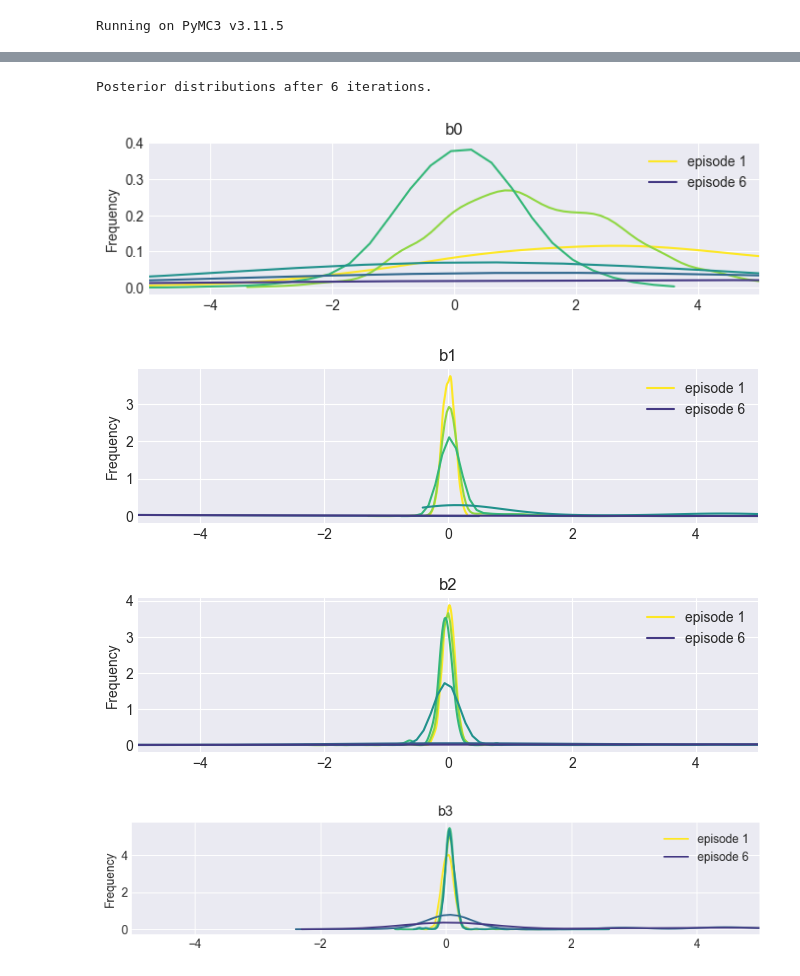
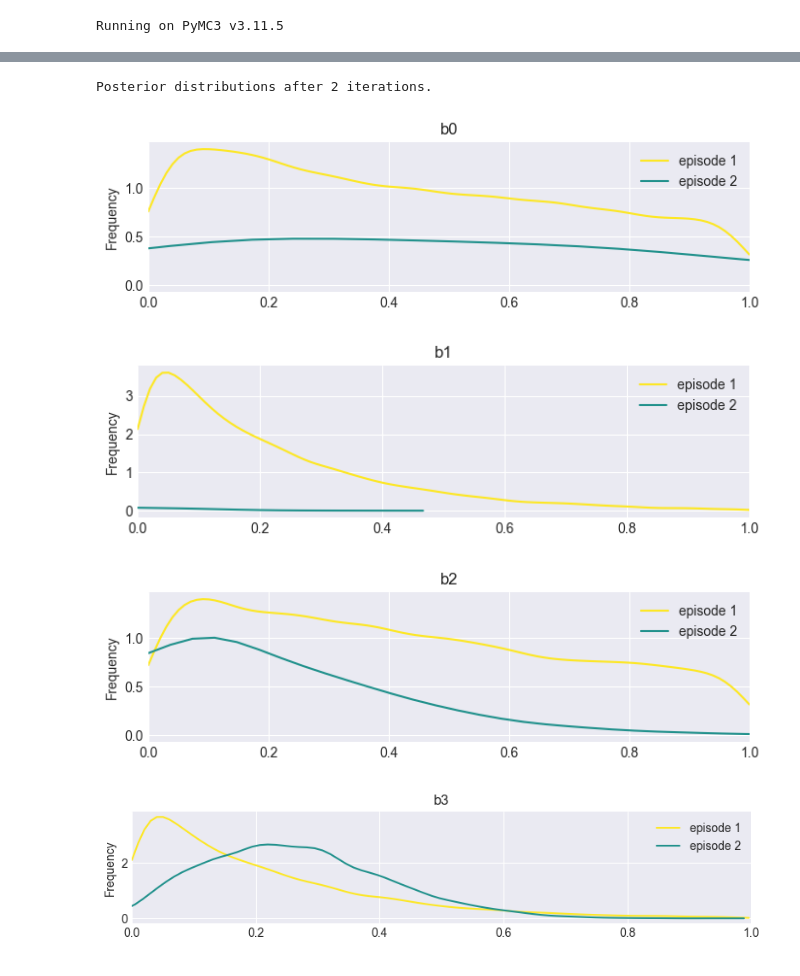
Before and after one commit to alex-ten/fep_model, a Jupyter notebook: logistic_regression_updates.ipynb, the cells around one changed output, grey strips where cells are left out. Drawn from its saved outputs; the diff is of its cells as text; code cells hidden in the pictures.

```diff
--- a/logistic_regression_updates.ipynb
+++ b/logistic_regression_updates.ipynb
@@ -45,10 +45,10 @@ basic_model = Model()
 with basic_model:
 
     # Priors for unknown model parameters
-    b0 = Normal("b0", mu=0, sigma=5)
-    b1 = Normal("b1", mu=0, sigma=.1)
-    b2 = Normal("b2", mu=0, sigma=.1)
-    b3 = Normal("b3", mu=0, sigma=.1)
+    b0 = Beta("b0", alpha=1, beta=1)
+    b1 = Beta("b1", alpha=1, beta=1)
+    b2 = Beta("b2", alpha=1, beta=1)
+    b3 = Beta("b3", alpha=1, beta=1)
 
     # Expected value of outcome
     logit = b0 + b1*X1 + b2*X2 + b3*X3
@@ -83,8 +81,31 @@ traces = [trace]
 # %%
-for _ in range(5):
+X1, X2, X3, Y = gen_data(1)
+
+basic_model = Model()
+with basic_model:
+    # Priors for unknown model parameters
+    b0 = Beta("b0", alpha=1, beta=1)
+    b1 = Beta("b1", alpha=1, beta=1)
+    b2 = Beta("b2", alpha=1, beta=1)
+    b3 = Beta("b3", alpha=1, beta=1)
+
+    # Expected value of outcome
+    logit = b0 + b1*X1 + b2*X2 + b3*X1*X2
+    # Maybe implement actual rules here with uniform prior over boundaries
+    p_hat = 1 / (1 + np.exp(-logit))
+
+    # Likelihood (sampling distribution) of observations
+    Y_obs = Bernoulli("Y_obs", p=p_hat, observed=Y)
+
+    # draw 1000 posterior samples
+    trace = sample(5000)
+
+traces = [trace]
+
+for _ in range(1):
     np.random.seed(_+23)
     # generate more data
-    X1, X2, X3, Y = gen_data(5)
+    X1, X2, X3, Y = gen_data(20)
 
     model = Model()
     with model:
@@ -95,14 +116,14 @@ for _ in range(5):
         b3 = from_posterior('b3', trace['b3'])
 
         # Expected value of outcome
-        logit = b0 + b1*X1 + b2*X2 + b3*X3
+        logit = b0 + b1*X1 + b2*X2 + b3*X1*X2
         p_hat = 1 / (1 + np.exp(-logit))
 
         # Likelihood (sampling distribution) of observations
         Y_obs = Bernoulli("Y_obs", p=p_hat, observed=Y)
 
         # draw 1000 posterior samples
-        trace = sample(1000)
+        trace = sample(5000)
         traces.append(trace)
 # %% [output]
 Auto-assigning NUTS sampler...
@@ -168,22 +142,22 @@ The estimated number of effective samples is smaller than 200 for some parameter
 # %%
 print("Posterior distributions after " + str(len(traces)) + " iterations.")
 cmap = mpl.cm.viridis
 for param in ["b0", "b1", "b2", "b3"]:
     plt.figure(figsize=(8, 2))
     for update_i, trace in enumerate(traces):
         samples = trace[param]
         smin, smax = np.min(samples), np.max(samples)
         x = np.linspace(smin, smax, 100)
         y = stats.gaussian_kde(samples)(x)
         plt.plot(x, y, color=cmap(1 - update_i / len(traces)), label=f'episode {update_i+1}' if update_i==0 or update_i==len(traces)-1 else None)
     plt.legend()
     plt.ylabel("Frequency")
     plt.title(param)
-    plt.xlim(-5, 5)
+    plt.xlim(0, 1)
 plt.tight_layout();
 # %% [output]
-Posterior distributions after 6 iterations.
+Posterior distributions after 2 iterations.
-[figure, old version]
+[figure, new version]
-[figure, old version]
+[figure, new version]
-[figure, old version]
+[figure, new version]
-[figure, old version]
+[figure, new version]
```
Also changed, not shown: parts of 6 cells of this notebook, 6 other files.
